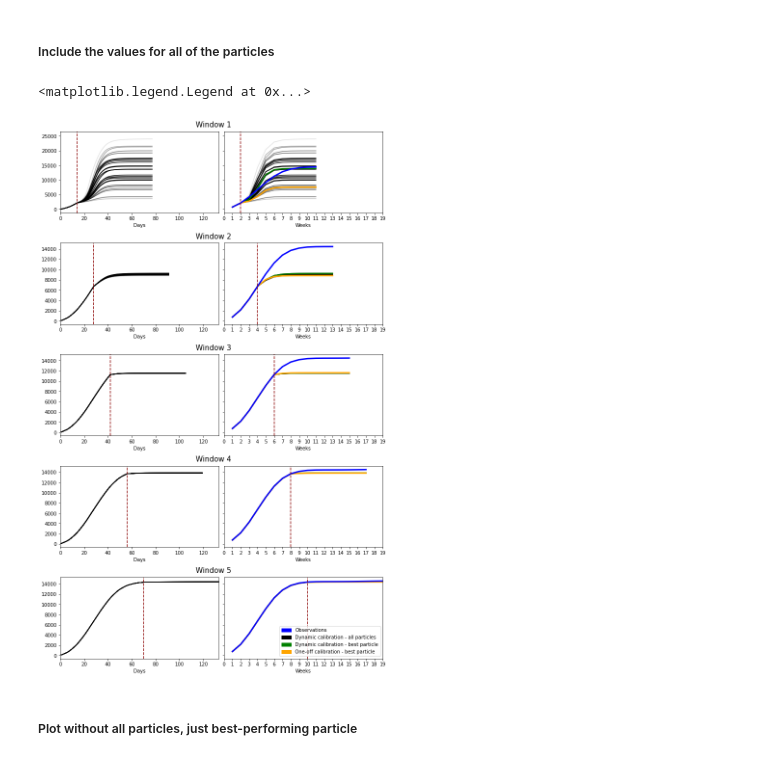
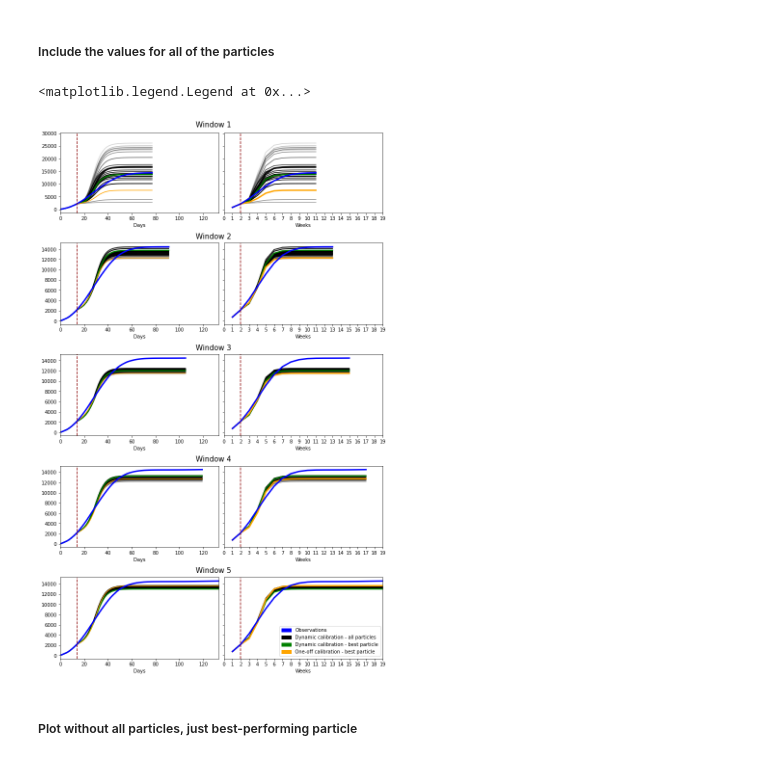
Before and after one commit to Urban-Analytics/RAMP-UA, a Jupyter notebook: experiments/calibration/AnalyseResults-DynamicCalibration_10pops,100particles.ipynb, the cells around one changed output. Saved outputs shown, nothing was run; the diff lists cells and outputs as text; code cells hidden in the pictures.

Commit message:
not updating seeding

```diff
--- a/experiments/calibration/AnalyseResults-DynamicCalibration_10pops,100particles.ipynb
+++ b/experiments/calibration/AnalyseResults-DynamicCalibration_10pops,100particles.ipynb
@@ -392,9 +392,14 @@ for window in window_lengths_dict.keys():
         param_values = sample.to_dict()
         #print(param_values)
 
+        # Update the day that the seeding starts from so that
+        #day_to_start_seeding = int(window.replace('w', '')) * 14 + 1 - 14
+        #print("Window {}, start seeding on day {}".format(window, day_to_start_seeding))
+        #OpenCLRunner.update(seed_days_start_day=day_to_start_seeding)
+
         # Update the number of days seeding
         days_to_seed = int(window.replace('w', '')) * 14
-        OpenCLRunner.update(num_seed_days=days_to_seed)
+#         OpenCLRunner.update(num_seed_days=days_to_seed)
 
         # Update the number of iterations
         iterations = 63 + days_to_seed
@@ -433,9 +443,14 @@ for window in windows_dict.keys():
     # Find the corresponding parameter values
     best_params = windows_dict[window]['out_calibrated_params'][best_model_idx]
 
+    # Update so predicting for period starting from...
+#     day_to_start_seeding = int(window.replace('w', '')) * 14 + 1 - 14
+#     print("Window {}, start seeding on day {}".format(window, day_to_start_seeding))
+#     OpenCLRunner.update(seed_days_start_day=day_to_start_seeding)
+
     # Update the number of days seeding
     days_to_seed = int(window.replace('w', '')) * 14
-    OpenCLRunner.update(num_seed_days=days_to_seed)
+    #OpenCLRunner.update(num_seed_days=days_to_seed)
 
     # Update the number of iterations
     iterations = 63 + days_to_seed
@@ -493,9 +508,14 @@ for window, best_params in oneoff_calib_best_params_dict.items():
     # Change parameters
     OpenCLRunner.update(store_detailed_counts=True)  # Temporarily output age breakdowns
 
+      # Update so predicting for period starting from...
+    #day_to_start_seeding = int(run_length.replace('days', ''))+ 1 - 14
+    #print("Start seeding on day {}".format(window, day_to_start_seeding))
+    #OpenCLRunner.update(seed_days_start_day=day_to_start_seeding)
+
     # Update the number of days seeding
     days_to_seed = int(window.replace('w', '')) * 14
-    OpenCLRunner.update(num_seed_days=days_to_seed)
+    #OpenCLRunner.update(num_seed_days=days_to_seed)
 
     # Update the number of iterations
     iterations = 63 + days_to_seed
@@ -583,15 +603,15 @@ for row, subfig in enumerate(subfigs):
                 ax.plot(x, OpenCLRunner.get_cumulative_daily_infections(this_windows_dict['summaries'][i]),
                 color="black", alpha=1 - distance_norm[i]) # (1-x because high distance is bad)
             # Plot model predictions from best performing particle
-#             dynamic_calib_best_params_modelled_daily = dynamic_calib_best_params_modelled_daily_dict[windows[windows_i]]
-#             ax.plot(range(1, len(dynamic_calib_best_params_modelled_daily)+1), dynamic_calib_best_params_modelled_daily, label="BestParams - {}".format(window), color='green',
-#                 linestyle='solid', linewidth =2.5)
-#             ### One-off calibration
-#             ax.plot(x, oneoff_calib_best_params_modelled_daily, label="sim", color="orange")
-#             # Plot observations
-#             ax.plot(x, cases_devon_daily[0:(63+run_length)], label="Observations", linewidth = 3, color="blue")
+            dynamic_calib_best_params_modelled_daily = dynamic_calib_best_params_modelled_daily_dict[windows[windows_i]]
+            ax.plot(range(1, len(dynamic_calib_best_params_modelled_daily)+1), dynamic_calib_best_params_modelled_daily, label="BestParams - {}".format(window), color='green',
+                linestyle='solid', linewidth =2.5)
+            ### One-off calibration
+            ax.plot(x, oneoff_calib_best_params_modelled_daily, label="sim", color="orange")
+            # Plot observations
+            ax.plot(x, cases_devon_daily[0:(63+run_length)], label="Observations", linewidth = 3, color="blue")
             # Add a vertical line marking where the seeding period ends
-            ax.axvline(x= (windows_i+1) * 14, color = 'darkred', linestyle = 'dashed')
+            ax.axvline(x=14, color = 'darkred', linestyle = 'dashed')
             #
             ax.set_xlim([0, len(OpenCLRunner.get_cumulative_daily_infections(windows_dict[windows[-1]]['summaries'][1]))])
             # Control X-ticks
@@ -606,35 +626,35 @@ for row, subfig in enumerate(subfigs):
             # Plot model predictions for each particle in final population
             for i in range(len(this_windows_dict['summaries'])):
                 ax.plot(x, this_windows_dict['sim'][i],
                 color="black", alpha=1 - distance_norm[i]) # (1-x because high distance is bad)
             # Plot model predictions from best performing particle
             dynamic_calib_best_params_modelled_weekly = dynamic_calib_best_params_modelled_weekly_dict[windows[windows_i]]
             ax.plot(range(1, len(dynamic_calib_best_params_modelled_weekly)+1), dynamic_calib_best_params_modelled_weekly, label="BestParams - {}".format(window), color='green',
                  linestyle='solid', linewidth =2.5)
             ### One-off calibration
             ax.plot(x, oneoff_calib_best_params_modelled_weekly, label="sim", color="orange", linewidth = 3)
             # Plot observations
             ax.plot(x, cases_devon_daily_summed_weekly[0:int((63 + run_length)/7)], label="Observations", linewidth=3, color="blue")
             # vertical line showing where seeding ends
-            ax.axvline(x= (((windows_i+1) * 14)/7), color = 'darkred', linestyle = 'dashed')
+            ax.axvline(x=2, color = 'darkred', linestyle = 'dashed')
             # X tick constaints
             ax.set_xlim([0, len(windows_dict[windows[-1]]['sim'][0])])
             ax.xaxis.set_major_locator(MaxNLocator(20, integer=True))
             #ax.tick_params(axis='x', rotation=20)
             ax.set_xlabel('Weeks')
 
     # move on to next window
     windows_i = windows_i+1
 
 # Create patches for legend
 black_patch = mpatches.Patch(color='black', label='Dynamic calibration - all particles')
 blue_patch = mpatches.Patch(color='blue', label='Observations')
 orange_patch = mpatches.Patch(color='orange', label='One-off calibration - best particle')
 green_patch = mpatches.Patch(color='green', label='Dynamic calibration - best particle')
 plt.legend(handles=[blue_patch, black_patch, green_patch,  orange_patch], loc="lower right", fontsize= 10)#, bbox_to_anchor=(2.2, 8.6))
 # %% [output]
 <matplotlib.legend.Legend at 0x...>
-[figure, old version]
+[figure, new version]
 # %% [markdown]
 ##### Plot without all particles, just best-performing particle
 # %%
```
Also changed, not shown: parts of 3 cells of this notebook.
